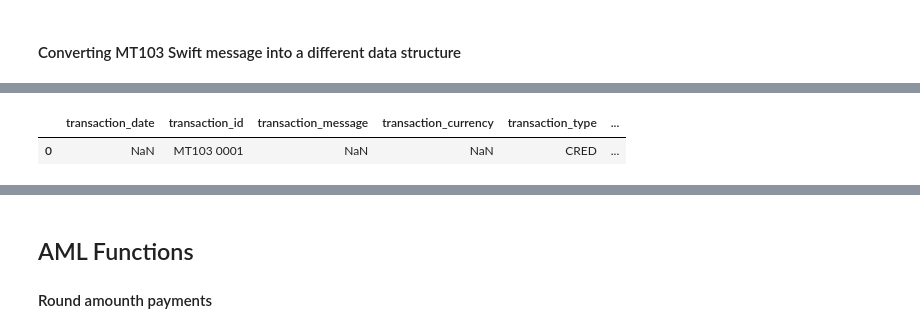
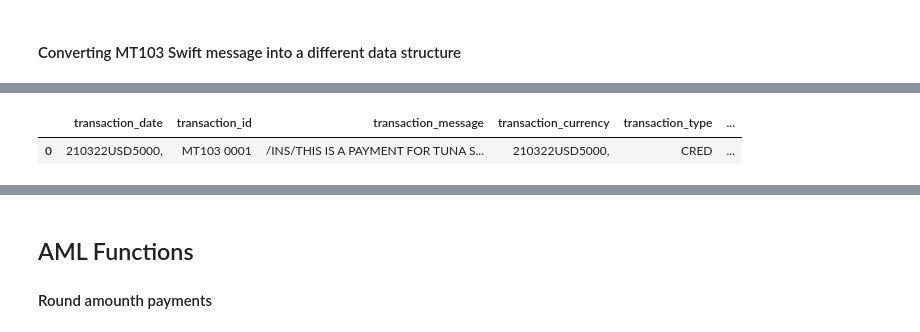
Before and after one commit to DavidWdk/AML-algorithm, a Jupyter notebook: AML_algorithm.ipynb, the cells around one changed output, grey strips where cells are left out. Saved outputs shown, nothing was run; the diff lists cells and outputs as text; code cells hidden in the pictures.

Commit message:
AML functions

```diff
--- a/AML_algorithm.ipynb
+++ b/AML_algorithm.ipynb
@@ -21,11 +22,16 @@ def structurize_mt103(message):
     # Split the unstructured message with regex
     key_value = re.split(r'}{|\n:', message)
     # Key without associating value
-    key_value.remove('4:')
+    if '4:' in key_value:
+        key_value.remove('4:')
+    elif '{4:' in key_value:
+        key_value.remove('{4:')
+    elif '4' in key_value:
+        key_value.remove('4')
 
     for kv_str in key_value:
-        # Clean the key strings
-        # kv_str = re.sub(r'{|}|\n', '', str(key_value))
+        # TODO: Clean the key strings, remove
+        # kv_str = re.sub(r',|\n', '', str(key_value))
         # Split into key value pairs
         key, value = kv_str.split(':', maxsplit = 1)
         msg_dic[key] = value
@@ -70,28 +172,28 @@ with open('swift.txt', 'r') as file:
     df, value_requirements = create_dataframe(file)
 
 swift_corr = {
-    'transaction_date': ['32A', 'datetime'],
+    'transaction_date': ['32A', 'date'],
     'transaction_id': ['20', 'string'],
-    'transaction_message': ['70', 'string'],
-    'transaction_currency': ['32A', (r"^(AED|AFN|ALL|AMD|ANG|AOA|ARS|AUD|AWG|AZN|BAM|BBD|BDT|BGN|BHD|B IF|BMD|BND|BOB|BOV|BRL|BSD|BTN|BWP|BYR|BZD|CAD|CDF|CHE|CHF|CHW|CLF|CLP |CNY|COP|COU|CRC|CUC|CUP|CVE|CZK|DJF|DKK|DOP|DZD|EGP|ERN|ETB|EUR|FJD|F KP|GBP|GEL|GHS|GIP|GMD|GNF|GTQ|GYD|HKD|HNL|HRK|HTG|HUF|IDR|ILS|INR|IQD |IRR|ISK|JMD|JOD|JPY|KES|KGS|KHR|KMF|KPW|KRW|KWD|KYD|KZT|LAK|LBP|LKR|L RD|LSL|LTL|LVL|LYD|MAD|MDL|MGA|MKD|MMK|MNT|MOP|MRO|MUR|MVR|MWK|MXN|MXV |MYR|MZN|NAD|NGN|NIO|NOK|NPR|NZD|OMR|PAB|PEN|PGK|PHP|PKR|PLN|PYG|QAR|R ON|RSD|RUB|RWF|SAR|SBD|SCR|SDG|SEK|SGD|SHP|SLL|SOS|SRD|SSP|STD|SVC|SYP |SZL|THB|TJS|TMT|TND|TOP|TRY|TTD|TWD|TZS|UAH|UGX|USD|USN|USS|UYI|UYU|U ZS|VEF|VND|VUV|WST|XAF|XAG|XAU|XBA|XBB|XBC|XBD|XCD|XDR|XFU|XOF|XPD|XPF |XPT|XSU|XTS|XUA|XXX|YER|ZAR|ZMW|ZWL)$")],
-    'transaction_amount': ['32A', 'int'],
+    'transaction_message': ['71G', 'string', ''],
+    'transaction_currency': ['32A', ['regex', "^(AED|AFN|ALL|AMD|ANG|AOA|ARS|AUD|AWG|AZN|BAM|BBD|BDT|BGN|BHD|B IF|BMD|BND|BOB|BOV|BRL|BSD|BTN|BWP|BYR|BZD|CAD|CDF|CHE|CHF|CHW|CLF|CLP |CNY|COP|COU|CRC|CUC|CUP|CVE|CZK|DJF|DKK|DOP|DZD|EGP|ERN|ETB|EUR|FJD|F KP|GBP|GEL|GHS|GIP|GMD|GNF|GTQ|GYD|HKD|HNL|HRK|HTG|HUF|IDR|ILS|INR|IQD |IRR|ISK|JMD|JOD|JPY|KES|KGS|KHR|KMF|KPW|KRW|KWD|KYD|KZT|LAK|LBP|LKR|L RD|LSL|LTL|LVL|LYD|MAD|MDL|MGA|MKD|MMK|MNT|MOP|MRO|MUR|MVR|MWK|MXN|MXV |MYR|MZN|NAD|NGN|NIO|NOK|NPR|NZD|OMR|PAB|PEN|PGK|PHP|PKR|PLN|PYG|QAR|R ON|RSD|RUB|RWF|SAR|SBD|SCR|SDG|SEK|SGD|SHP|SLL|SOS|SRD|SSP|STD|SVC|SYP |SZL|THB|TJS|TMT|TND|TOP|TRY|TTD|TWD|TZS|UAH|UGX|USD|USN|USS|UYI|UYU|U ZS|VEF|VND|VUV|WST|XAF|XAG|XAU|XBA|XBB|XBC|XBD|XCD|XDR|XFU|XOF|XPD|XPF |XPT|XSU|XTS|XUA|XXX|YER|ZAR|ZMW|ZWL)$"]],
+    'transaction_amount': ['32A', 'string'],
     'transaction_type': ['23B', 'string'],
     'transaction_direction': ['null', ['i', 'o', 'io']],
     'transaction_status': ['null', ['accepted', 'rejected']],
-    'instrument_type': ['null', ['cash','check','ach/lcy_transfers','wire','securities','e- money/mobile_money','travellers_cheques','prepaid_cards','certified_ch eques','vouchers','cashier_cheques/money_order','precious_metal','cryp to/virtual_assets','interest/dividend','other']],
+    'instrument_type': ['null', ['cash','check','ach/lcy_transfers','wire','securities','e- money/mobile_money','travellers_cheques','prepaid_cards','certified_cheques','vouchers','cashier_cheques/money_order','precious_metal','cryp to/virtual_assets','interest/dividend','other']],
     'originator_full_name': ['50', 'string'],
     'originator_first_name': ['null', ['string', '']],
     'originator_middle_names_patronymic': ['null', ['string', '']],
     'originator_last_name': ['null', ['string', '']],
-    'originator_address': ['50', 'string'],
-    'originator_country': ['50', (r"^(AF|AX|AL|DZ|AS|AD|AO|AI|AQ|AG|AR|AM|AW|AU|AT|AZ|BS|BH|BD|BB|B Y|BE|BZ|BJ|BM|BT|BO|BQ|BA|BW|BV|BR|IO|BN|BG|BF|BI|KH|CM|CA|CV|KY|CF|TD |CL|CN|CX|CC|CO|KM|CG|CD|CK|CR|CI|HR|CU|CW|CY|CZ|DK|DJ|DM|DO|EC|EG|SV| GQ|ER|EE|ET|FK|FO|FJ|FI|FR|GF|PF|TF|GA|GM|GE|DE|GH|GI|GR|GL|GD|GP|GU|G T|GG|GN|GW|GY|HT|HM|VA|HN|HK|HU|IS|IN|ID|IR|IQ|IE|IM|IL|IT|JM|JP|JE|JO |KZ|KE|KI|KP|KR|KW|KG|LA|LV|LB|LS|LR|LY|LI|LT|LU|MO|MK|MG|MW|MY|MV|ML| MT|MH|MQ|MR|MU|YT|MX|FM|MD|MC|MN|ME|MS|MA|MZ|MM|NA|NR|NP|NL|NC|NZ|NI|N E|NG|NU|NF|MP|NO|OM|PK|PW|PS|PA|PG|PY|PE|PH|PN|PL|PT|PR|QA|RE|RO|RU|RW |BL|SH|KN|LC|MF|PM|VC|WS|SM|ST|SA|SN|RS|SC|SL|SG|SX|SK|SI|SB|SO|ZA|GS| SS|ES|LK|SD|SR|SJ|SZ|SE|CH|SY|TW|TJ|TZ|TH|TL|TG|TK|TO|TT|TN|TR|TM|TC|T V|UG|UA|AE|GB|US|UM|UY|UZ|VU|VE|VN|VG|VI|WF|EH|YE|ZM|ZW)$")],
+    'originator_address': ['50K', 'string'],
+    'originator_country': ['50', ['regex', "^(AF|AX|AL|DZ|AS|AD|AO|AI|AQ|AG|AR|AM|AW|AU|AT|AZ|BS|BH|BD|BB|B Y|BE|BZ|BJ|BM|BT|BO|BQ|BA|BW|BV|BR|IO|BN|BG|BF|BI|KH|CM|CA|CV|KY|CF|TD |CL|CN|CX|CC|CO|KM|CG|CD|CK|CR|CI|HR|CU|CW|CY|CZ|DK|DJ|DM|DO|EC|EG|SV| GQ|ER|EE|ET|FK|FO|FJ|FI|FR|GF|PF|TF|GA|GM|GE|DE|GH|GI|GR|GL|GD|GP|GU|G T|GG|GN|GW|GY|HT|HM|VA|HN|HK|HU|IS|IN|ID|IR|IQ|IE|IM|IL|IT|JM|JP|JE|JO |KZ|KE|KI|KP|KR|KW|KG|LA|LV|LB|LS|LR|LY|LI|LT|LU|MO|MK|MG|MW|MY|MV|ML| MT|MH|MQ|MR|MU|YT|MX|FM|MD|MC|MN|ME|MS|MA|MZ|MM|NA|NR|NP|NL|NC|NZ|NI|N E|NG|NU|NF|MP|NO|OM|PK|PW|PS|PA|PG|PY|PE|PH|PN|PL|PT|PR|QA|RE|RO|RU|RW |BL|SH|KN|LC|MF|PM|VC|WS|SM|ST|SA|SN|RS|SC|SL|SG|SX|SK|SI|SB|SO|ZA|GS| SS|ES|LK|SD|SR|SJ|SZ|SE|CH|SY|TW|TJ|TZ|TH|TL|TG|TK|TO|TT|TN|TR|TM|TC|T V|UG|UA|AE|GB|US|UM|UY|UZ|VU|VE|VN|VG|VI|WF|EH|YE|ZM|ZW)$"]],
     'originator_account_number': ['50', 'string'],
     'originator_branch_id': ['null', ['string', '']],
     'originator_bic': ['50', 'string'],
     'originator_fi_name': ['50', 'string'],
     'originator_fi_country': ['50', 'string'],
     'incoming_intermediary_fi_bic': ['56', [(r"/([a-z]{4}[a-z]{2}[a-z0-9]{2}([a- z0-9]{3})?;?)+/gmi"), '']],
-    'outgoing_intermediary_fi_bic': ['null', [(r"/([a-z]{4}[a-z]{2}[a-z0-9]{2}([a- z0-9]{3})?;?)+/gmi"), '']],
+    'outgoing_intermediary_fi_bic': ['57A', [(r"/([a-z]{4}[a-z]{2}[a-z0-9]{2}([a- z0-9]{3})?;?)+/gmi"), '']],
     'beneficiary_full_name': ['59', 'string'],
     'beneficiary_first_name': ['null', ['string', '']],
     'beneficiary_middle_names_patronymic': ['null', ['string', '']],
@@ -99,15 +201,15 @@ swift_corr = {
     'beneficiary_last_name': ['null', ['string', '']],
     'beneficiary_account_number': ['null', 'string'],
     'beneficiary_address': ['59', 'string'],
-    'beneficiary_country': ['59', (r"^(AF|AX|AL|DZ|AS|AD|AO|AI|AQ|AG|AR|AM|AW|AU|AT|AZ|BS|BH|BD|BB|B Y|BE|BZ|BJ|BM|BT|BO|BQ|BA|BW|BV|BR|IO|BN|BG|BF|BI|KH|CM|CA|CV|KY|CF|TD |CL|CN|CX|CC|CO|KM|CG|CD|CK|CR|CI|HR|CU|CW|CY|CZ|DK|DJ|DM|DO|EC|EG|SV| GQ|ER|EE|ET|FK|FO|FJ|FI|FR|GF|PF|TF|GA|GM|GE|DE|GH|GI|GR|GL|GD|GP|GU|G T|GG|GN|GW|GY|HT|HM|VA|HN|HK|HU|IS|IN|ID|IR|IQ|IE|IM|IL|IT|JM|JP|JE|JO |KZ|KE|KI|KP|KR|KW|KG|LA|LV|LB|LS|LR|LY|LI|LT|LU|MO|MK|MG|MW|MY|MV|ML| MT|MH|MQ|MR|MU|YT|MX|FM|MD|MC|MN|ME|MS|MA|MZ|MM|NA|NR|NP|NL|NC|NZ|NI|N E|NG|NU|NF|MP|NO|OM|PK|PW|PS|PA|PG|PY|PE|PH|PN|PL|PT|PR|QA|RE|RO|RU|RW |BL|SH|KN|LC|MF|PM|VC|WS|SM|ST|SA|SN|RS|SC|SL|SG|SX|SK|SI|SB|SO|ZA|GS| SS|ES|LK|SD|SR|SJ|SZ|SE|CH|SY|TW|TJ|TZ|TH|TL|TG|TK|TO|TT|TN|TR|TM|TC|T V|UG|UA|AE|GB|US|UM|UY|UZ|VU|VE|VN|VG|VI|WF|EH|YE|ZM|ZW)$")],
+    'beneficiary_country': ['59', ['regex', "^(AF|AX|AL|DZ|AS|AD|AO|AI|AQ|AG|AR|AM|AW|AU|AT|AZ|BS|BH|BD|BB|B Y|BE|BZ|BJ|BM|BT|BO|BQ|BA|BW|BV|BR|IO|BN|BG|BF|BI|KH|CM|CA|CV|KY|CF|TD |CL|CN|CX|CC|CO|KM|CG|CD|CK|CR|CI|HR|CU|CW|CY|CZ|DK|DJ|DM|DO|EC|EG|SV| GQ|ER|EE|ET|FK|FO|FJ|FI|FR|GF|PF|TF|GA|GM|GE|DE|GH|GI|GR|GL|GD|GP|GU|G T|GG|GN|GW|GY|HT|HM|VA|HN|HK|HU|IS|IN|ID|IR|IQ|IE|IM|IL|IT|JM|JP|JE|JO |KZ|KE|KI|KP|KR|KW|KG|LA|LV|LB|LS|LR|LY|LI|LT|LU|MO|MK|MG|MW|MY|MV|ML| MT|MH|MQ|MR|MU|YT|MX|FM|MD|MC|MN|ME|MS|MA|MZ|MM|NA|NR|NP|NL|NC|NZ|NI|N E|NG|NU|NF|MP|NO|OM|PK|PW|PS|PA|PG|PY|PE|PH|PN|PL|PT|PR|QA|RE|RO|RU|RW |BL|SH|KN|LC|MF|PM|VC|WS|SM|ST|SA|SN|RS|SC|SL|SG|SX|SK|SI|SB|SO|ZA|GS| SS|ES|LK|SD|SR|SJ|SZ|SE|CH|SY|TW|TJ|TZ|TH|TL|TG|TK|TO|TT|TN|TR|TM|TC|T V|UG|UA|AE|GB|US|UM|UY|UZ|VU|VE|VN|VG|VI|WF|EH|YE|ZM|ZW)$"]],
     'beneficiary_branch_id': ['null', ['string', '']],
-    'beneficiary_bic': ['59', 'string'],
+    'beneficiary_bic': ['71F', 'string'],
     'beneficiary_fi_name': ['59', 'string'],
     'beneficiary_fi_country': ['59', 'string'],
 }
 
-
-# TODO:
+# TODO: add case where new swift variable is added which isn't in the dictionary above
+# TODO: automatically read all swift messages, and give succession print statements
 # For each key in swift_corr, get the value that's in the swift_dic
 # For each value in the swift_dic, find the corresponding variable, which is the key in swift_corr. The belonging value is the mt103 tag
 # For each value, put it in the df. But before doing so, get the requirements which is the second list item in the swift_corr.
@@ -117,32 +219,42 @@ populated_dic = {}
 # Function to populate the dataframe from a MT103 dictionary. Function takes swift MT103 message as parameter
 # and uses the swift_corr as translator, it gaps the bridge between swift tags and readable variable names.
 # This function also checks the input validity which is the second list value item in swift_corr.
+# TODO: add aditional checks for mutliple attribute variables, use functions
 def populate_dataframe(mt103_message):
     for item in swift_corr:
         for key in mt103_message:
             if swift_corr[item][0] == key:
-                # TODO: Add check for type in swift_corr
-                if swift_corr[item][1] == 'string':
-                    try:
-                        df[item] = [str(mt103_message[key])]
-                    except:
-                        print('Cannot convert data to string type')
-                elif swift_corr[item][1] == 'int':
-                    try:
-                        df[item] = [int(mt103_message[key])]
-                    except:
-                        print('Cannot convert data to integer type')
-                elif swift_corr[item][1] == 'datetime':
-                    try:
-                        df[item] = [date(mt103_message[key])]
-                    except:
-                        print('Cannot convert data to date type')
-                elif len(swift_corr[item]) > 1:
-                    print('alalal')
-
-
-            # key = [k for k, v in swift_corr.items() if v == item_parts[1]]
-            # result_list.append(item_parts[0])
+                # if swift_corr[item][1] == 'string':
+                try:
+                    # Insert each value as a string
+                    df[item] = [str(mt103_message[key])]
+                except:
+                    print('Cannot convert data to string type')
+                # elif swift_corr[item][1] == 'int':
+                #     try:
+                #         df[item] = [int(mt103_message[key])]
+                #     except:
+                #         print('Cannot convert data to integer type')
+                # elif swift_corr[item][1] == 'date':
+                #     try:
+                #         df[item] = [datetime.strptime((mt103_message[key]), '%d%m%Y').date()]
+                #     except:
+                #         print('Cannot convert data to date type')
+                # elif len(swift_corr[item][1]) > 0:
+                #     # Allow empty values
+                #     if '' in swift_corr[item][0]:
+                #         continue
+                #     # If regex check, apply the check
+                #     elif  'regex' in swift_corr[item]:
+                #         if re.match(swift_corr[item][1][1], mt103_message[key]):
+                #             df[item] = [str(mt103_message[key])]
+                #         else:
+                #             print('Value does not pass the regex check')
+                #     else:
+                #         if mt103_message[key] in swift_corr[item][1]:
+                #             df[item] = [str(mt103_message[key])]
+                #         else:
+                #             print('This value does not correspond to any legal values for this field')
 
 populate_dataframe(swift_dic)
 df
@@ -155,2 +262,2 @@ alalal
 |  | transaction_date | transaction_id | transaction_message | transaction_currency | transaction_type | ... |
-| 0 | NaN | MT103 0001 | NaN | NaN | CRED | ... |
+| 0 | 210322USD5000, | MT103 0001 | /INS/THIS IS A PAYMENT FOR TUNA S... | 210322USD5000, | CRED | ... |
```
Also changed, not shown: parts of 14 cells of this notebook, 1 other file.
